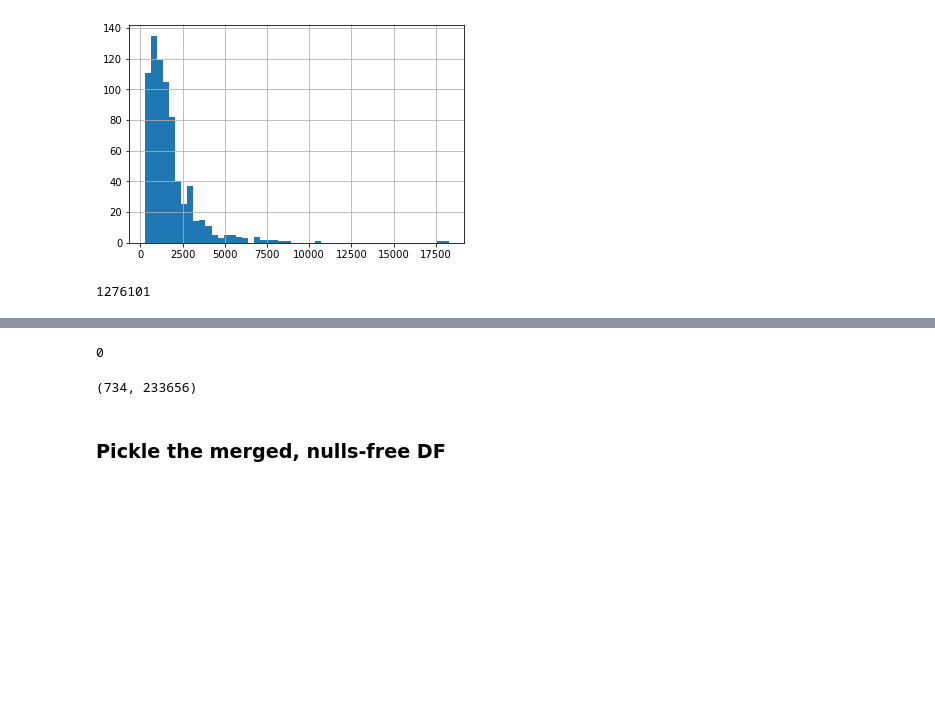
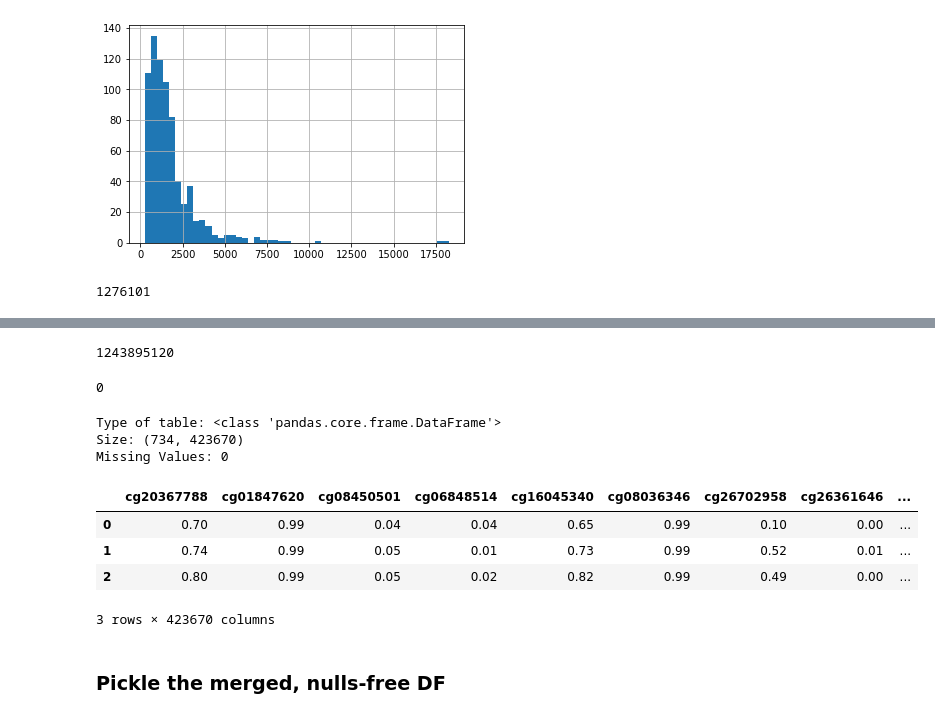
Before and after one commit to Marvalfr/DNA-Methylation-Analysis, a Jupyter notebook: 01_Data_Cleaning_&_EDA.ipynb, the cells around one changed output, grey strips where cells are left out. Cells and saved outputs as stored; diff of their text form; code cells hidden in the pictures; blank space fills up the shorter version.

Commit message:
01 with knnimputer

```diff
--- a/01_Data_Cleaning_&_EDA.ipynb
+++ b/01_Data_Cleaning_&_EDA.ipynb
@@ -156,12 +164,38 @@ all_samples.isna().sum().sum()
+# %%
+# convert the df to an array before imputing
+samples_as_array = np.array(all_samples, dtype='float32')
+samples_as_array.nbytes
+# %% [output]
+1243895120
 # %%
-all_samples.dropna(axis=1, inplace=True)
+# impute samples_as_array with KNNImputer
+knn_imputer = KNNImputer()
+imputed_array = knn_imputer.fit_transform(samples_as_array)
-# %%
-all_samples.isna().sum().sum()
-# %% [output]
-0
-# %%
-all_samples.shape
-# %% [output]
-(734, 233656)
+# %%
+np.isnan(imputed_array).sum()
+# %% [output]
+0
+# %%
+# create a data frame from the imputed array:
+
+samples_imputed = pd.DataFrame(imputed_array)
+
+print('Type of table:', type(samples_imputed))
+print('Size:', samples_imputed.shape)
+print('Missing Values:', samples_imputed.isna().sum().sum())
+# %% [output]
+Type of table: <class 'pandas.core.frame.DataFrame'>
+Size: (734, 423670)
+Missing Values: 0
+# %%
+# restore columns names
+samples_imputed.columns = list(all_samples.columns)
+samples_imputed.head(3)
+# %% [output]
+|  | cg20367788 | cg01847620 | cg08450501 | cg06848514 | cg16045340 | cg08036346 | cg26702958 | cg26361646 | ... |
+| 0 | 0.70 | 0.99 | 0.04 | 0.04 | 0.65 | 0.99 | 0.10 | 0.00 | ... |
+| 1 | 0.74 | 0.99 | 0.05 | 0.01 | 0.73 | 0.99 | 0.52 | 0.01 | ... |
+| 2 | 0.80 | 0.99 | 0.05 | 0.02 | 0.82 | 0.99 | 0.49 | 0.00 | ... |
+3 rows × 423670 columns
 # %% [markdown]
 ### Pickle the merged, nulls-free DF
```
Also changed, not shown: parts of 9 cells of this notebook.
